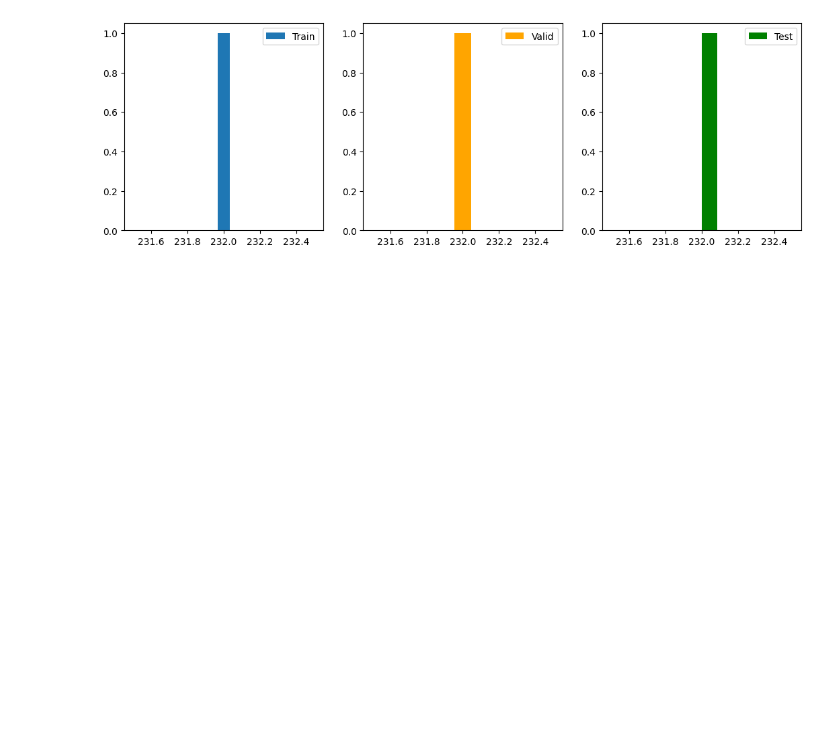
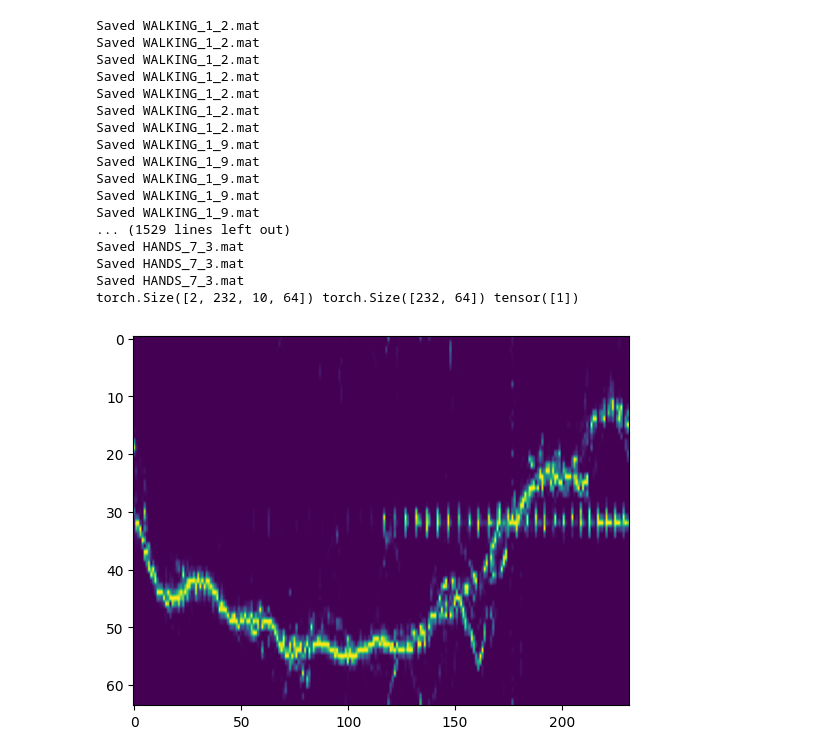
Before and after one commit to ele-ciccia/SCAE-SNN-HAR, a Jupyter notebook: Dataset_generation.ipynb, the cells around one changed output. Drawn from its saved outputs; the diff is of its cells as text; code cells hidden in the pictures; blank space fills up the shorter version.

```diff
--- a/Dataset_generation.ipynb
+++ b/Dataset_generation.ipynb
@@ -52,52 +52,52 @@ if __name__ == "__main__":
     ## EXAMPLE USAGE
 
     # This static method generates and saves files in DATA_PATH_V2,
     # using the raw data in RAW_DATA_PATH.
     # These files are then to be used by the Pytorch dataset in the __get_item__ method
     # NB: takes a long time to run
     os.makedirs(DATA_PATH_V2, exist_ok=True)
 
     # dataset generation: takes ~45 min
-    #dataset.Sparse_MD_Dataset_V2.generate_dataset(out_folder=DATA_PATH_V2)
+    dataset.Sparse_MD_Dataset_V2.generate_dataset(out_folder=DATA_PATH_V2)
 
     # This static method generates the train, valid and test filenames lists
-    train_fnames, valid_fnames, test_fnames = dataset.Sparse_MD_Dataset_V2.make_splits(
+    train_fnames, valid_fnames, test_fnames = dataset.Sparse_MD_Dataset_V2.make_splits1(
         SUBJECTS, ACTIVITIES, sparse_dataset_path=DATA_PATH_V2
     )
 
     # Build dataset objects
     train_set = dataset.Sparse_MD_Dataset_V2(train_fnames)
     valid_set = dataset.Sparse_MD_Dataset_V2(valid_fnames)
     test_set = dataset.Sparse_MD_Dataset_V2(test_fnames)
 
     for (X,  mD_columns, Y) in train_set:
         # This dataset returns three elements:
         # X: the raw data,
         # IHT_output: the output of the IHT algorithm (you don't need it)
         # mD_columns: the mD spectrum
         print(X.shape, mD_columns.shape, Y)
 
         # You can plot the mD spectrum like this:
         plt.imshow(mD_columns.T, aspect="auto")
         plt.show()
         break
+# %% [output]
+Saved WALKING_1_2.mat
+Saved WALKING_1_2.mat
+Saved WALKING_1_2.mat
+Saved WALKING_1_2.mat
+Saved WALKING_1_2.mat
+Saved WALKING_1_2.mat
+Saved WALKING_1_2.mat
+Saved WALKING_1_9.mat
+Saved WALKING_1_9.mat
+Saved WALKING_1_9.mat
+Saved WALKING_1_9.mat
+Saved WALKING_1_9.mat
+... (1529 lines left out)
+Saved HANDS_7_3.mat
+Saved HANDS_7_3.mat
+Saved HANDS_7_3.mat
+torch.Size([2, 232, 10, 64]) torch.Size([232, 64]) tensor([1])
+[figure, added]
-# %%
-n_win_train = set([X[0].shape[1] for X in train_set])
-n_win_valid = set([X[0].shape[1] for X in valid_set])
-n_win_test  = set([X[0].shape[1] for X in test_set ])
-
-plt.subplots(1,3, figsize=(13,4))
-
-plt.subplot(131)
-plt.hist(n_win_train, bins=15, label="Train")
-plt.legend()
-plt.subplot(132)
-plt.hist(n_win_valid, bins=11, label="Valid", color='orange')
-plt.legend()
-plt.subplot(133)
-plt.hist(n_win_test, bins=12, label='Test', color='green')
-plt.legend()
-plt.show()
-# %% [output]
-[figure, removed]
 # %%
```
Also changed, not shown: parts of 3 cells of this notebook, 7 other files.
